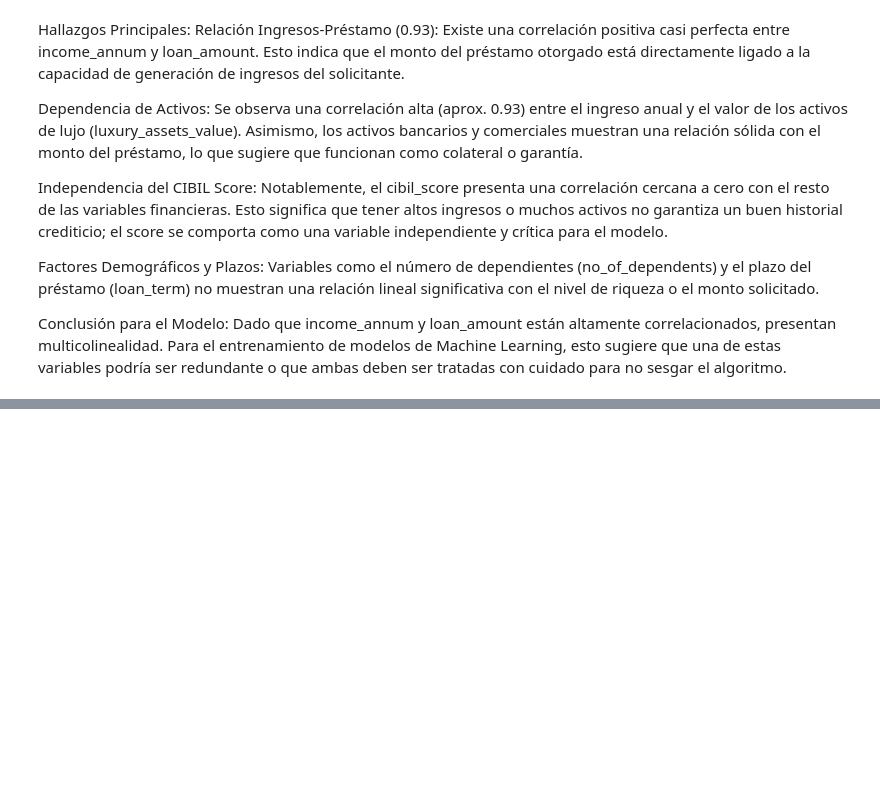
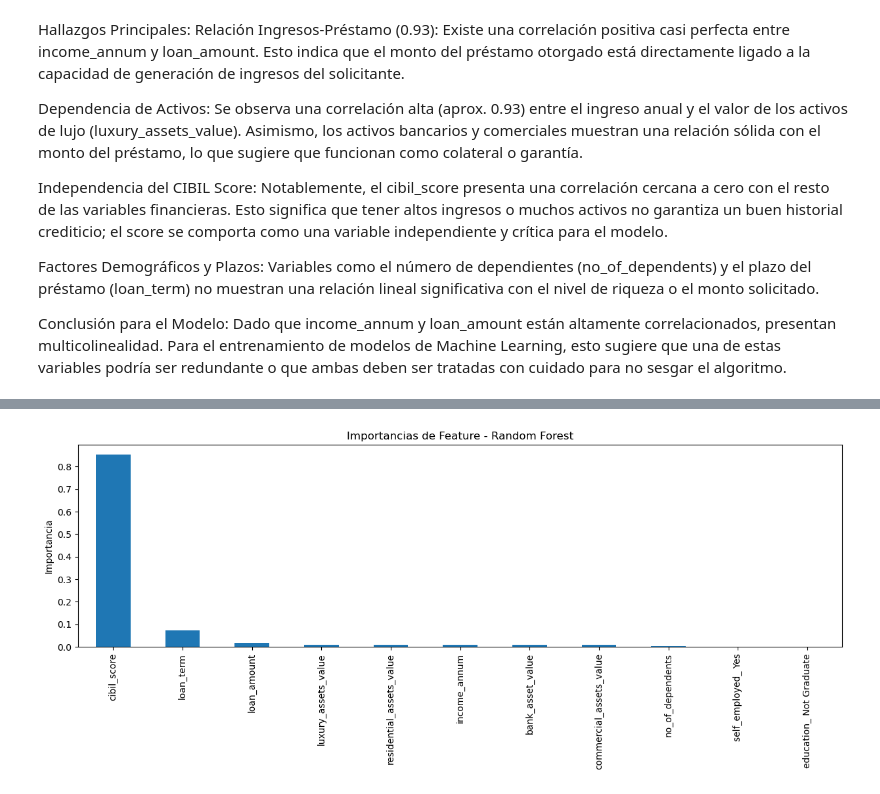
Before and after one commit to FrancoLeonelAranda/credit-scoring-loan-approval, a Jupyter notebook: notebooks/01_eda.ipynb, the cells around one changed output, grey strips where cells are left out. Cells and saved outputs as stored; diff of their text form; code cells hidden in the pictures; blank space fills up the shorter version.

```diff
--- a/notebooks/01_eda.ipynb
+++ b/notebooks/01_eda.ipynb
@@ -183,0 +505,3 @@ Conclusión para el Modelo: Dado que income_annum y loan_amount están altamente
+# %%
+rf_clf = RandomForestClassifier(n_estimators = 1000, random_state = 42, n_jobs = -1, max_depth = 5)
+rf_clf.fit(X_train, y_train)
@@ -183,0 +586,11 @@ Conclusión para el Modelo: Dado que income_annum y loan_amount están altamente
+# %%
+# Importancia de las caracteristicas (Features)
+
+feature_importance = pd.Series(rf_clf.feature_importances_, index = X.columns).sort_values(ascending = False)
+plt.figure(figsize = (15, 4))
+feature_importance.plot(kind = 'bar')
+plt.title('Importancias de Feature - Random Forest')
+plt.ylabel('Importancia')
+plt.show()
+# %% [output]
+[figure, added]
```
Also changed, not shown: parts of 43 cells of this notebook, 8 other files.
